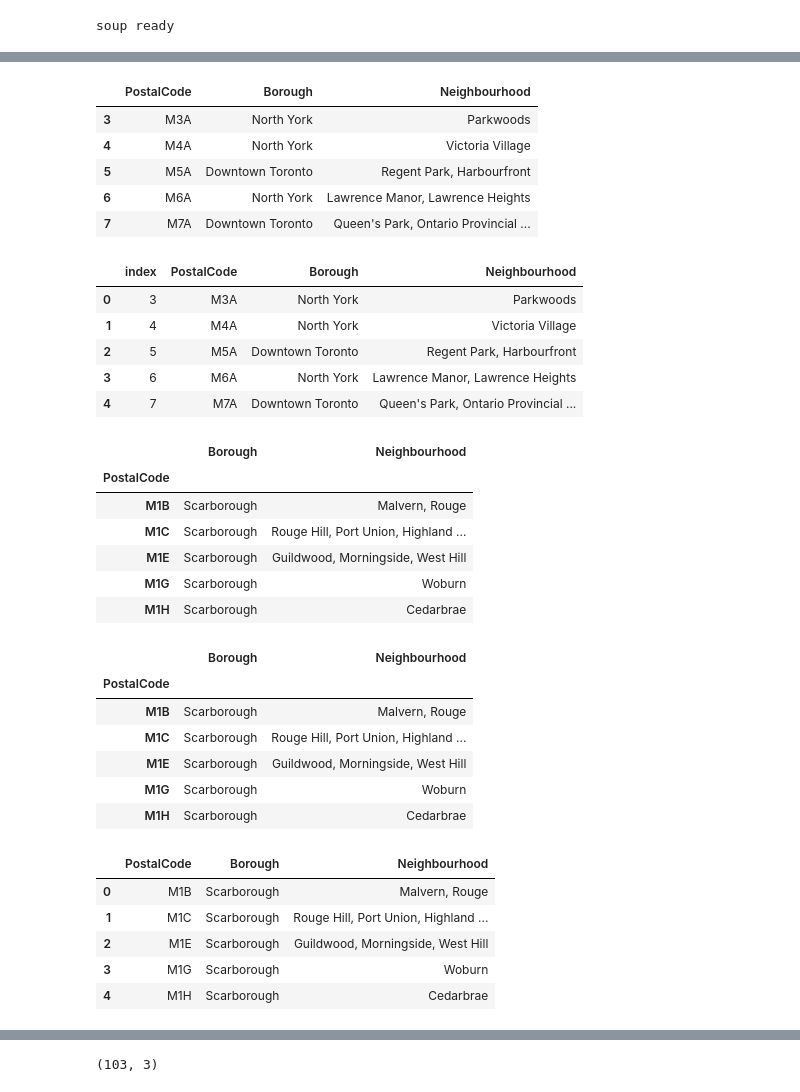
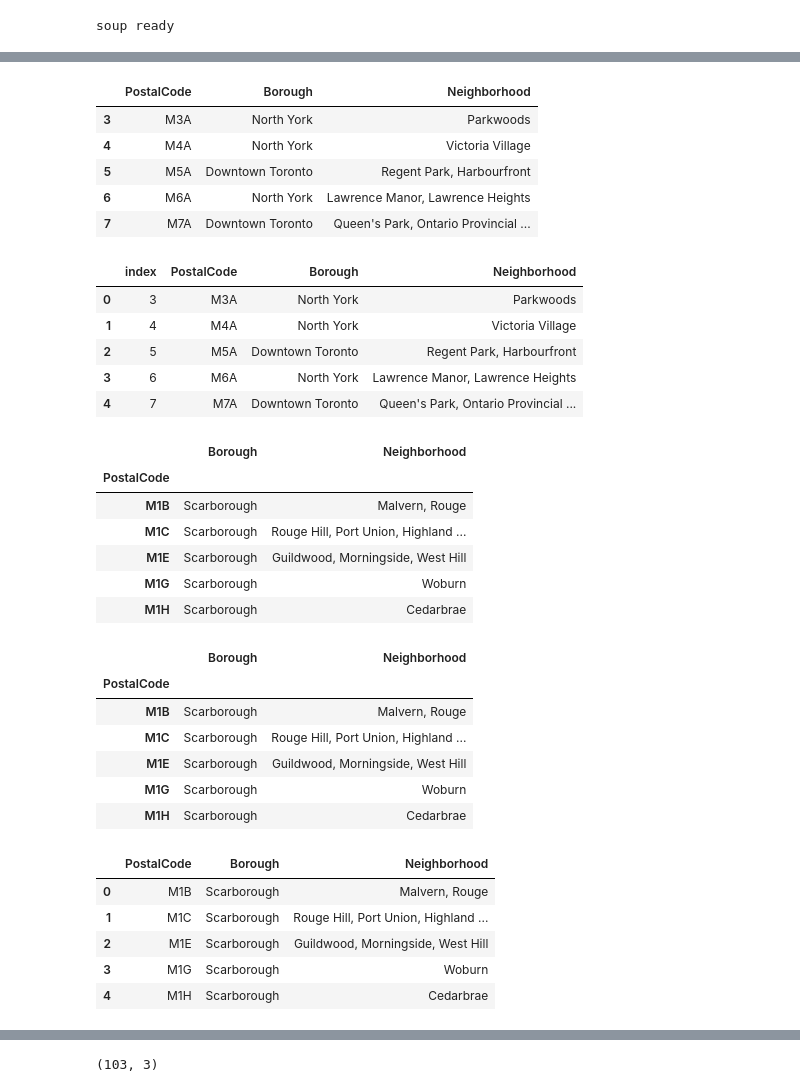
Before and after one commit to nambiar-manas/Coursera_Capstone, a Jupyter notebook: Week3.ipynb, the cells around one changed output, grey strips where cells are left out. Saved outputs shown, nothing was run; the diff lists cells and outputs as text; code cells hidden in the pictures.

```diff
--- a/Week3.ipynb
+++ b/Week3.ipynb
@@ -85,13 +85,13 @@ data = []
 for row in table_rows:
     data.append([t.text.strip() for t in row.find_all('td')])
 
-df = pd.DataFrame(data, columns=['PostalCode', 'Borough', 'Neighbourhood'])
+df = pd.DataFrame(data, columns=['PostalCode', 'Borough', 'Neighborhood'])
 df = df[~df['PostalCode'].isnull()]  # to filter out bad rows
 df.drop(df[df['Borough']=="Not assigned"].index,axis=0, inplace=True)
 # %%
 df.head()
 # %% [output]
-|  | PostalCode | Borough | Neighbourhood |
+|  | PostalCode | Borough | Neighborhood |
 | 3 | M3A | North York | Parkwoods |
 | 4 | M4A | North York | Victoria Village |
 | 5 | M5A | Downtown Toronto | Regent Park, Harbourfront |
@@ -101,7 +101,7 @@ df.head()
 df1 = df.reset_index()
 df1.head()
 # %% [output]
-|  | index | PostalCode | Borough | Neighbourhood |
+|  | index | PostalCode | Borough | Neighborhood |
 | 0 | 3 | M3A | North York | Parkwoods |
 | 1 | 4 | M4A | North York | Victoria Village |
 | 2 | 5 | M5A | Downtown Toronto | Regent Park, Harbourfront |
@@ -111,7 +111,7 @@ df1.head()
 df2= df1.groupby('PostalCode').agg(lambda x: ','.join(x))
 df2.head()
 # %% [output]
-|  | Borough | Neighbourhood |
+|  | Borough | Neighborhood |
 | PostalCode |  |  |
 | M1B | Scarborough | Malvern, Rouge |
 | M1C | Scarborough | Rouge Hill, Port Union, Highland ... |
@@ -119,10 +119,10 @@ df2.head()
 | M1G | Scarborough | Woburn |
 | M1H | Scarborough | Cedarbrae |
 # %%
-df2.loc[df2['Neighbourhood']=="Not assigned",'Neighbourhood']=df2.loc[df2['Neighbourhood']=="Not assigned",'Borough']
+df2.loc[df2['Neighborhood']=="Not assigned",'Neighborhood']=df2.loc[df2['Neighborhood']=="Not assigned",'Borough']
 df2.head()
 # %% [output]
-|  | Borough | Neighbourhood |
+|  | Borough | Neighborhood |
 | PostalCode |  |  |
 | M1B | Scarborough | Malvern, Rouge |
 | M1C | Scarborough | Rouge Hill, Port Union, Highland ... |
@@ -133,7 +133,7 @@ df2.head()
 df3 = df2.reset_index()
 df3.head()
 # %% [output]
-|  | PostalCode | Borough | Neighbourhood |
+|  | PostalCode | Borough | Neighborhood |
 | 0 | M1B | Scarborough | Malvern, Rouge |
 | 1 | M1C | Scarborough | Rouge Hill, Port Union, Highland ... |
 | 2 | M1E | Scarborough | Guildwood, Morningside, West Hill |
```
Also changed, not shown: parts of 21 cells of this notebook.
